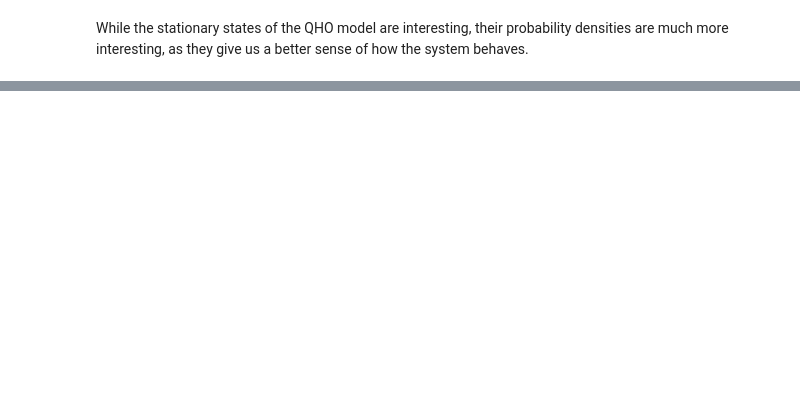
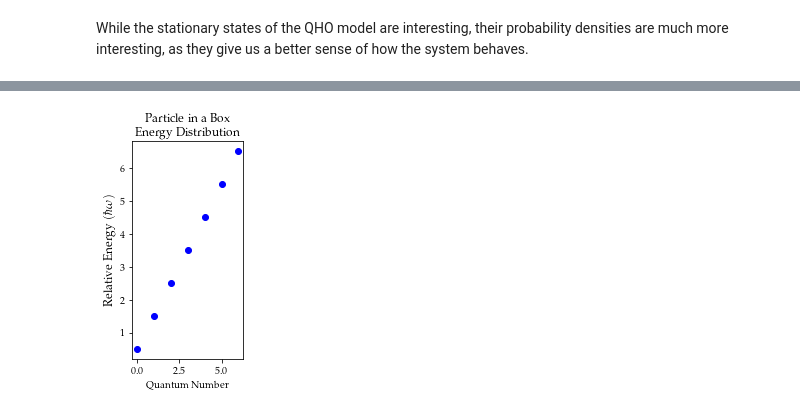
Before and after one commit to jmsieffer/ChemPhysicsMisc, a Jupyter notebook: ChemPhysicsMisc/QuantumModels/QMModels/QMModels.ipynb, the cells around one changed output, grey strips where cells are left out. Drawn from its saved outputs; the diff is of its cells as text; code cells hidden in the pictures; blank space fills up the shorter version.

```diff
--- a/ChemPhysicsMisc/QuantumModels/QMModels/QMModels.ipynb
+++ b/ChemPhysicsMisc/QuantumModels/QMModels/QMModels.ipynb
@@ -234,0 +243,27 @@ for j in range(1, max(nQHO+1)):
+# %%
+#Energy Plot for QHO Model
+
+def QHO_Energy(n):  #Gives exact energy for the system
+    Energy = (n + 0.5)*sc.constants.hbar*omega
+    return Energy
+
+def QHO_RelativeEnergy(n): #Gives relative energy for the system in terms of hbar*omega
+    RelEnergy = (QHO_Energy(n))/(sc.constants.hbar*omega)
+    return RelEnergy
+
+fig = plt.subplots(figsize = (2,4)) #Plot of Probability Energy Distribution for QHO
+for j in range(0, max(nQHO+1)):
+    plt.plot(j,QHO_RelativeEnergy(j), 'bo')
+    #plt.xlim(0,1)
+
+
+    matplotlib.rcParams['font.serif'] = 'Palatino'
+    matplotlib.rcParams['font.family'] = 'serif'
+
+    #plt.legend(loc = 'upper right')
+    plt.title('Particle in a Box \n Energy Distribution')
+    plt.xlabel('Quantum Number')
+    #plt.ylabel(r'$Relative Energy \frac{1}{2}}$')
+    plt.ylabel(r'Relative Energy $(\hbar\omega)$', fontsize = '12')
+# %% [output]
+[figure, added]
```
Also changed, not shown: parts of 6 cells of this notebook.
